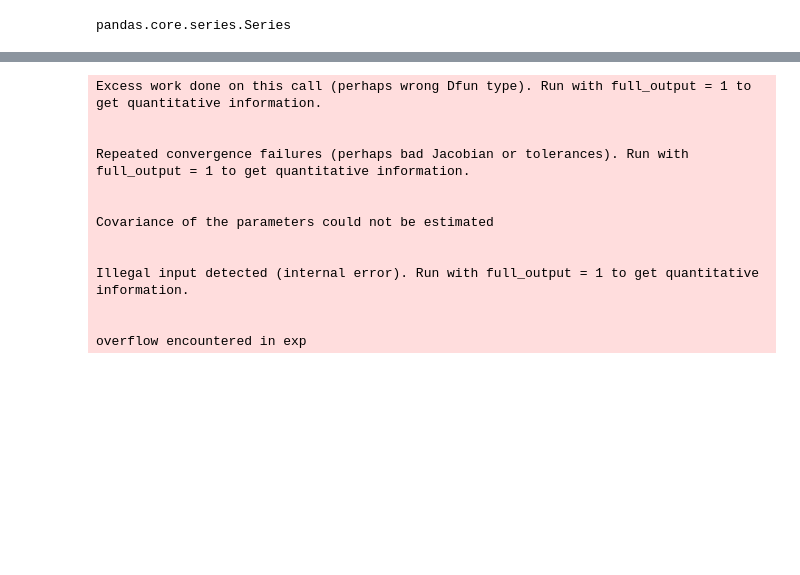
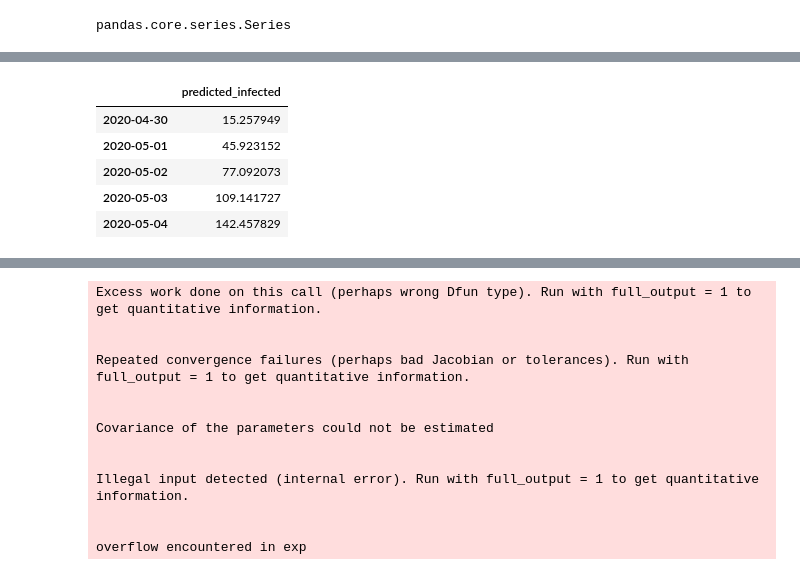
Before and after one commit to QuocTran/COVID-19, a Jupyter notebook: prognosis/Try_SEIR.ipynb, the cells around one changed output, grey strips where cells are left out. Saved outputs shown, nothing was run; the diff lists cells and outputs as text; code cells hidden in the pictures; blank space fills up the shorter version.

Commit message:
Updated notebook still not work well enough for daily

```diff
--- a/prognosis/Try_SEIR.ipynb
+++ b/prognosis/Try_SEIR.ipynb
@@ -98,0 +124,2 @@ Error - curve_fit failed
+# %%
+daily_predicted_case = mu.get_daily_data(predicted_cases)
@@ -98,0 +142,9 @@ Error - curve_fit failed
+# %%
+daily_predicted_case[1:].head()
+# %% [output]
+|  | predicted_infected |
+| 2020-04-30 | 15.257949 |
+| 2020-05-01 | 45.923152 |
+| 2020-05-02 | 77.092073 |
+| 2020-05-03 | 109.141727 |
+| 2020-05-04 | 142.457829 |
```
Also changed, not shown: parts of 17 cells of this notebook, 2 other files.
